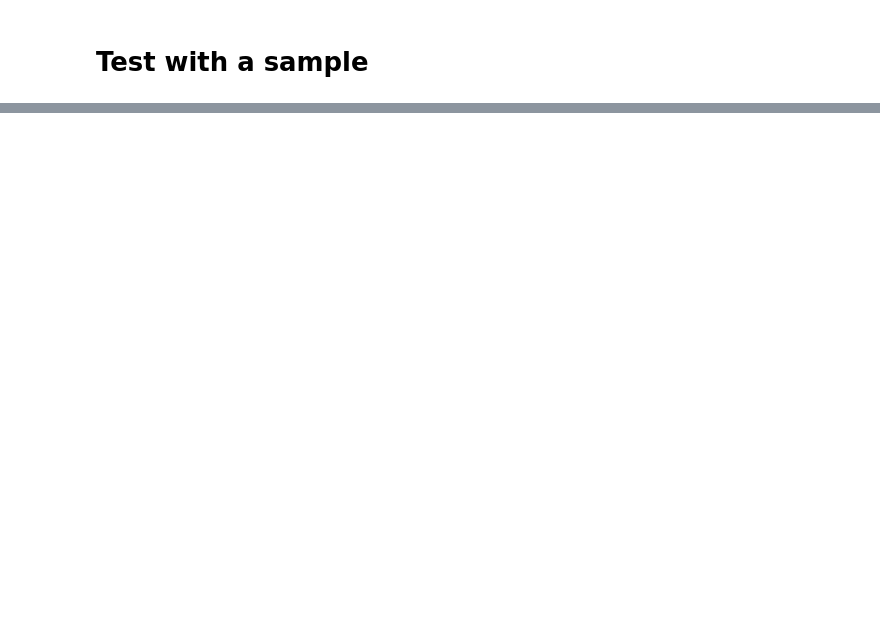
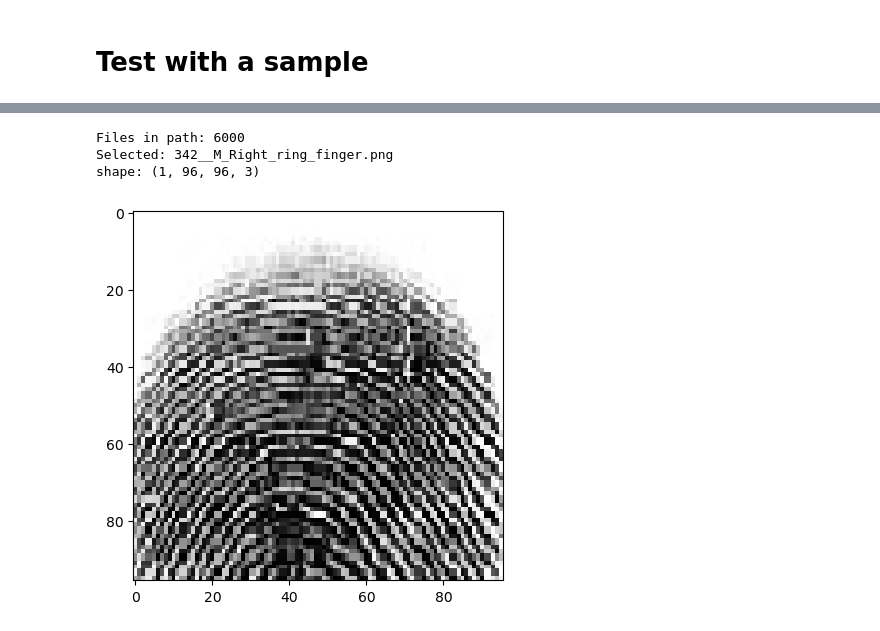
Before and after one commit to redhat-na-ssa/datasci-fingerprint, a Jupyter notebook: notebooks/02_model_train_finger.ipynb, the cells around one changed output, grey strips where cells are left out. Saved outputs shown, nothing was run; the diff lists cells and outputs as text; code cells hidden in the pictures; blank space fills up the shorter version.

Commit message:
update finger notebook

```diff
--- a/notebooks/02_model_train_finger.ipynb
+++ b/notebooks/02_model_train_finger.ipynb
@@ -425,0 +455,3 @@ This image most likely belongs to middle with a 99.68 percent confidence.
+# %%
+input_directory = scratch_path + "/real/"  # Replace with the path to your input directory
+output_directory = scratch_path + "/processed/real/"  # Replace with the path to your output directory
@@ -425,0 +464,31 @@ This image most likely belongs to middle with a 99.68 percent confidence.
+# %%
+# select random images
+import random
+import matplotlib.pyplot as plt
+
+samples_path = output_directory
+file_list = os.listdir(samples_path)
+print('Files in path: ' + str(len(file_list)))
+
+test_image = random.choice(file_list)
+print('Selected: ' + test_image)
+
+# loads an image into PIL format.
+img = tf.keras.utils.load_img(
+    samples_path + test_image,
+    #color_mode="grayscale",
+    target_size=(img_height, img_width),
+    #interpolation='nearest',
+)
+
+plt.imshow(img, cmap='gray')
+
+# converts a PIL image instance to a numpy array
+img_array = tf.keras.utils.img_to_array(img)
+img_array = tf.expand_dims(img_array, 0) # Create a batch
+print("shape:",img_array.shape)
+# %% [output]
+Files in path: 6000
+Selected: 342__M_Right_ring_finger.png
+shape: (1, 96, 96, 3)
+[figure, added]
```
Also changed, not shown: parts of 14 cells of this notebook.
